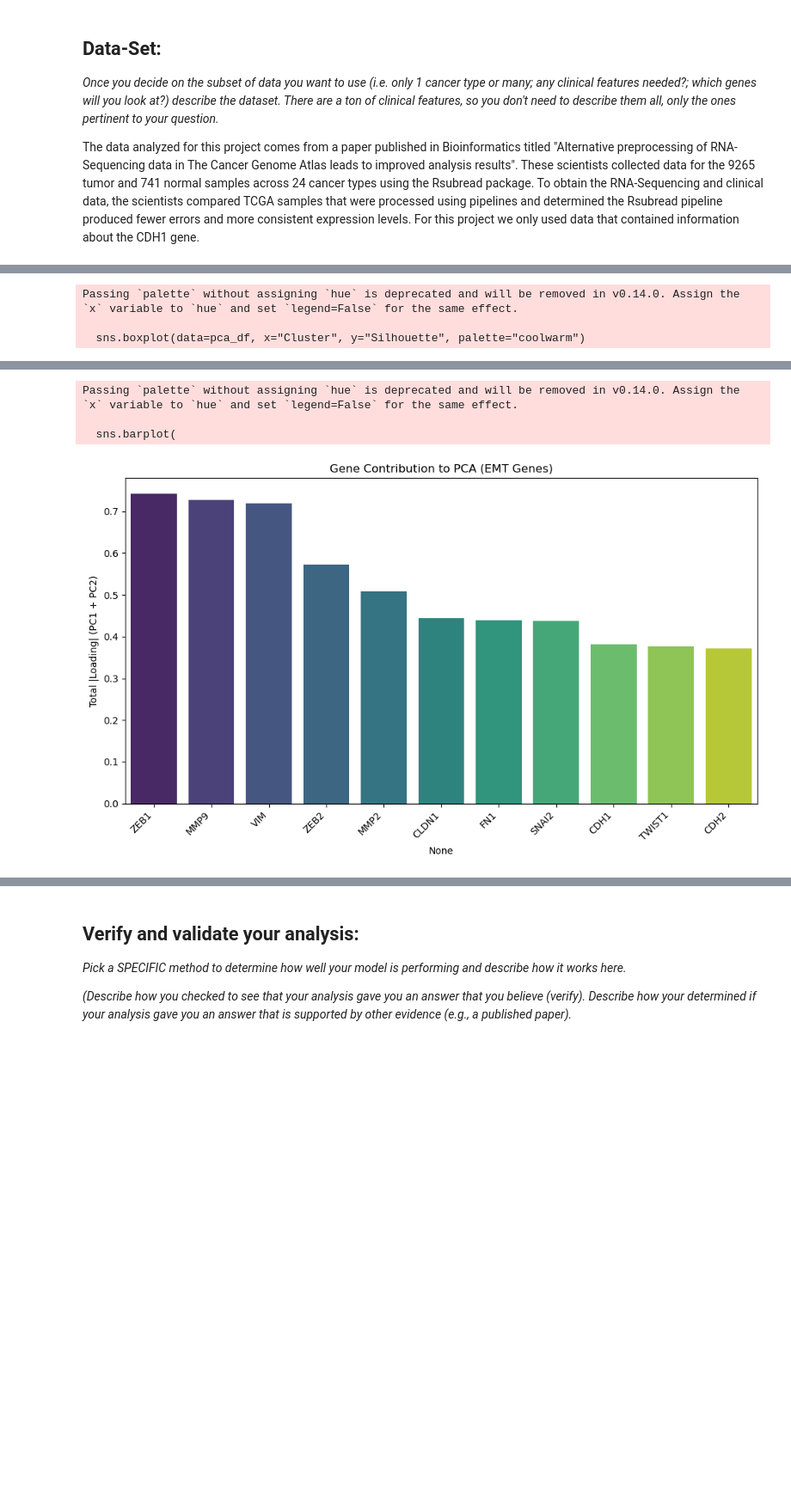
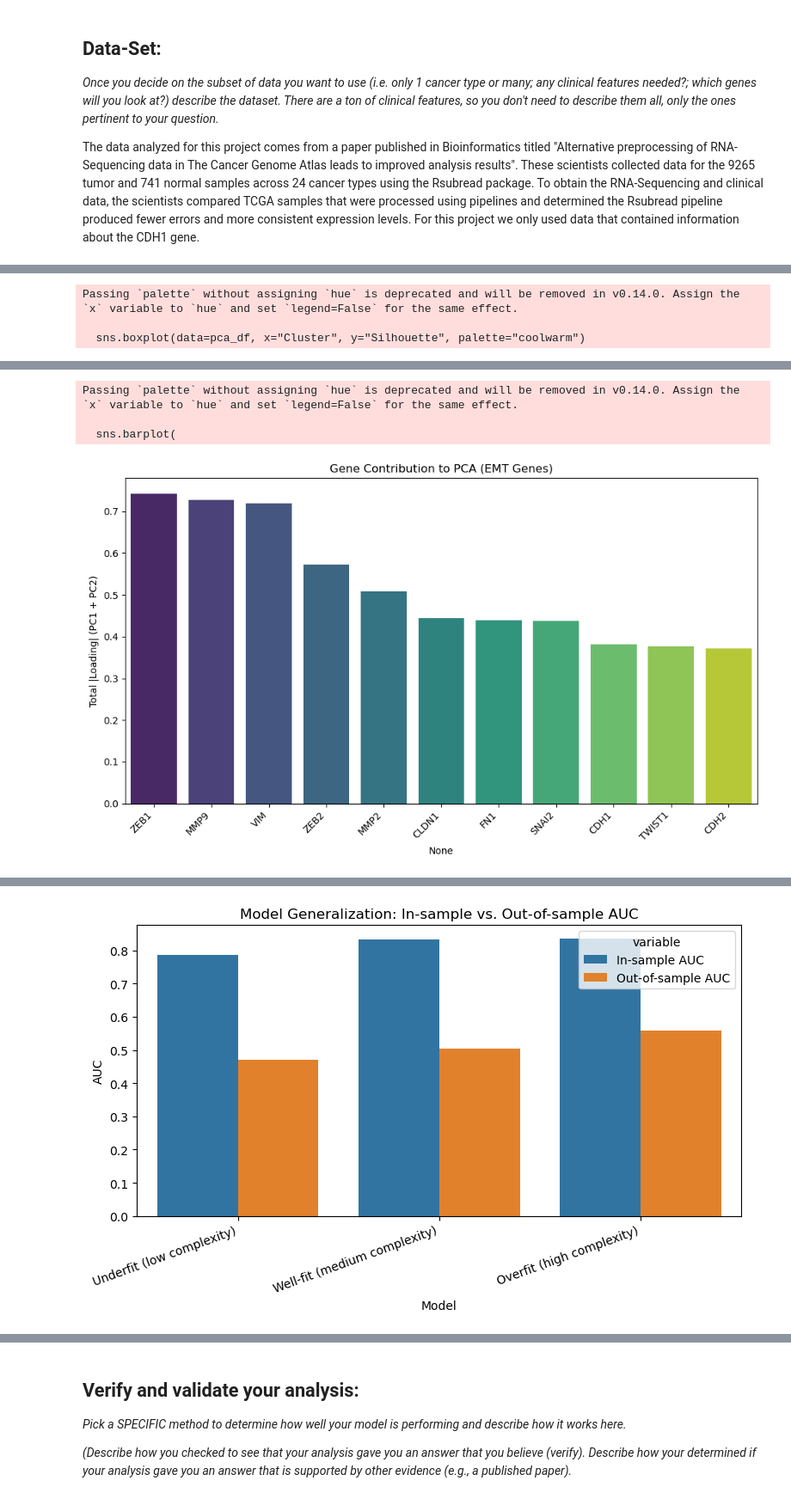
Before and after one commit to gabbyholohan/Module-3-Cancer, a Jupyter notebook: Module 3 Template (2).ipynb, the cells around one changed output, grey strips where cells are left out. Shown at 86% size. Drawn from its saved outputs; the diff is of its cells as text; code cells hidden in the pictures; blank space fills up the shorter version.

```diff
--- a/Module 3 Template (2).ipynb
+++ b/Module 3 Template (2).ipynb
@@ -91,8 +91,8 @@ import pandas as pd
 
 # === Step 1: Load files ===
 # Replace these with your actual file paths
-metadata = pd.read_csv("GSE62944_metadata.csv", sep=",", low_memory=False)
-expr = pd.read_csv("GSE62944_subsample_topVar_log2TPM.csv", sep=",", index_col=0)
+metadata = pd.read_csv("/Users/meredithlineweaver/Desktop/Computational BME/Module 3/GSE62944_metadata.csv", sep=",", low_memory=False)
+expr = pd.read_csv("/Users/meredithlineweaver/Desktop/Computational BME/Module 3/GSE62944_subsample_topVar_log2TPM.csv", sep=",", index_col=0)
 
 # === Step 2: Filter metadata for BRCA samples ===
 brca_meta = metadata[metadata["cancer_type"] == "BRCA"]
@@ -234,30 +234,73 @@ pca_df.to_csv("BRCA_EMT_PCA_clusters.csv")
 emt_expr.to_csv("BRCA_EMT_genes_expression.csv")
 loadings_sorted.to_csv("BRCA_EMT_PCA_loadings.csv")
 
-# === Step 12: Compare in-sample vs out-of-sample error ===
+# == Compare in-sample vs out-of-sample data ==
 import pandas as pd
 import numpy as np
+from sklearn.preprocessing import StandardScaler
 from sklearn.linear_model import LogisticRegression
 from sklearn.metrics import accuracy_score, roc_auc_score
-from sklearn.preprocessing import StandardScaler
-from sklearn.decomposition import PCA
 
-# === Step 12a: Load in-sample data ===
-X_in = pd.read_csv("BRCA_EMT_genes_expression.csv", index_col=0).T
-meta_in = pd.read_csv("BRCA_metadata_filtered.csv", index_col="bcr_patient_barcode")
+# === Step 1: Load BRCA training data ===
+X_in = pd.read_csv("BRCA_EMT_genes_expression.csv", index_col=0).T  # samples as rows
+meta_in = pd.read_csv("BRCA_metadata_filtered.csv", index_col=0)
 y_in = meta_in["vital_status"].map({"Alive": 0, "Dead": 1})
 
-# === Step 12b: Load out-of-sample data (M3 JNC3) ===
-X_out = pd.read_csv("TEST_SETGSE62944_subsample_log2TPM.csv", index_col=0).T
-meta_out = pd.read_csv("TEST_SET_GSE62944_metadata.csv", index_col="bcr_patient_barcode")
+print("Training data:", X_in.shape, "labels:", y_in.shape)
+
+# === Step 2: Load TEST data ===
+X_out = pd.read_csv("/Users/meredithlineweaver/Desktop/Computational BME/Module 3/TEST_SET_GSE62944_subsample_log2TPM.csv", index_col=0)
+meta_out = pd.read_csv("/Users/meredithlineweaver/Desktop/Computational BME/Module 3/TEST_SET_GSE62944_metadata.csv")
+
+# Keep only BRCA samples if needed
+if "cancer_type" in meta_out.columns:
+    meta_out = meta_out[meta_out["cancer_type"] == "BRCA"]
+
+# Filter to Alive/Dead only
+meta_out = meta_out[meta_out["vital_status"].isin(["Alive", "Dead"])]
+meta_out = meta_out.set_index("bcr_patient_barcode")
+
+# Match sample IDs
+X_out.columns = X_out.columns.str.slice(0, 12)
+shared_samples = X_out.columns.intersection(meta_out.index)
+X_out = X_out.loc[:, shared_samples]
+meta_out = meta_out.loc[shared_samples]
 y_out = meta_out["vital_status"].map({"Alive": 0, "Dead": 1})
 
-# === Step 12c: Standardize both datasets ===
+print("Test data:", X_out.shape, "labels:", y_out.shape)
+
+# === Step 3: Align gene names ===
+# Make sure both use same naming convention
+X_in.columns = X_in.columns.str.strip().str.upper()
+X_out.index = X_out.index.str.strip().str.upper()
+
+# Sometimes genes are in index instead of columns
+if X_out.shape[0] > X_out.shape[1]:  # genes as rows
+    X_out = X_out.T
+
+# Align gene symbols
+X_out.columns = X_out.columns.str.strip().str.upper()
+
+# Strip Ensembl version numbers if needed
+X_out.columns = X_out.columns.str.replace(r"\.\d+$", "", regex=True)
+X_in.columns = X_in.columns.str.replace(r"\.\d+$", "", regex=True)
+
+# Intersect
+common_genes = X_in.columns.intersection(X_out.columns)
+print("Common genes found:", len(common_genes))
+
+X_in_aligned = X_in[common_genes]
+X_out_aligned = X_out[common_genes]
+
+print("X_in_aligned:", X_in_aligned.shape)
+print("X_out_aligned:", X_out_aligned.shape)
+
+# === Step 4: Scale features ===
 scaler = StandardScaler()
-X_in_scaled = scaler.fit_transform(X_in)
-X_out_scaled = scaler.transform(X_out)
+X_in_scaled = scaler.fit_transform(X_in_aligned)
+X_out_scaled = scaler.transform(X_out_aligned)
 
-# === Step 12d: Fit models of varying complexity ===
+# === Step 5: Fit logistic regression models ===
 models = {
     "Underfit (low complexity)": LogisticRegression(C=0.01, max_iter=1000),
     "Well-fit (medium complexity)": LogisticRegression(C=1.0, max_iter=1000),
@@ -265,9 +308,9 @@ models = {
 }
 
 results = []
-
 for label, model in models.items():
     model.fit(X_in_scaled, y_in)
+
     y_in_pred = model.predict(X_in_scaled)
     y_out_pred = model.predict(X_out_scaled)
 
@@ -284,9 +327,25 @@ for label, model in models.items():
         "Out-of-sample AUC": out_auc
     })
 
-# === Step 12e: Display results ===
+# === Step 6: Summarize ===
 results_df = pd.DataFrame(results)
-print
+print("\n=== Model Generalization Performance ===")
+print(results_df.to_string(index=False))
+
+# === Step 7: Optional — visualize ===
+import seaborn as sns
+import matplotlib.pyplot as plt
+
+plt.figure(figsize=(8, 5))
+sns.barplot(
+    data=results_df.melt(id_vars="Model", value_vars=["In-sample AUC", "Out-of-sample AUC"]),
+    x="Model", y="value", hue="variable"
+)
+plt.title("Model Generalization: In-sample vs. Out-of-sample AUC")
+plt.ylabel("AUC")
+plt.xticks(rotation=20, ha="right")
+plt.tight_layout()
+plt.show()
 # %% [output]
 Expression data shape: (3000, 76)
 Metadata shape: (76, 71)
@@ -320,0 +391 @@ Passing `palette` without assigning `hue` is deprecated and will be removed in v
+[figure, added]
```
Also changed, not shown: parts of 7 cells of this notebook.
